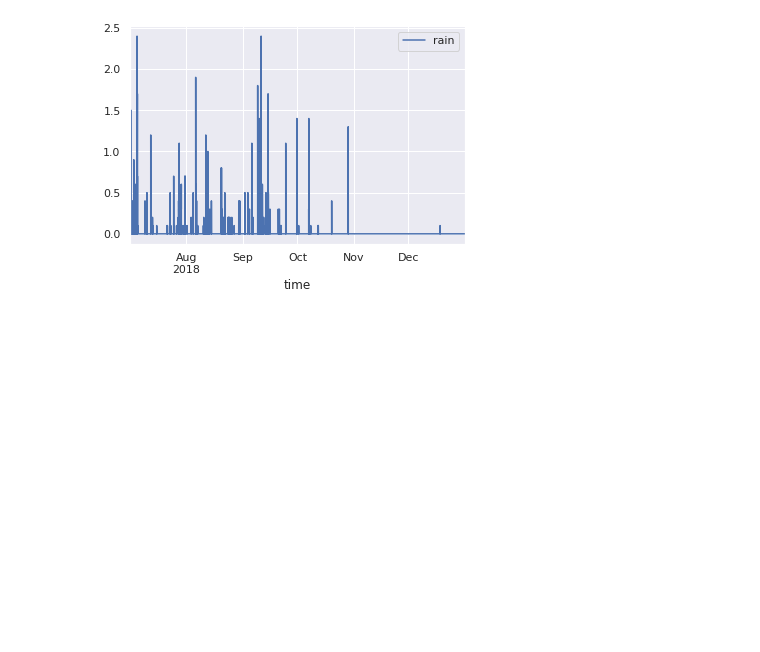
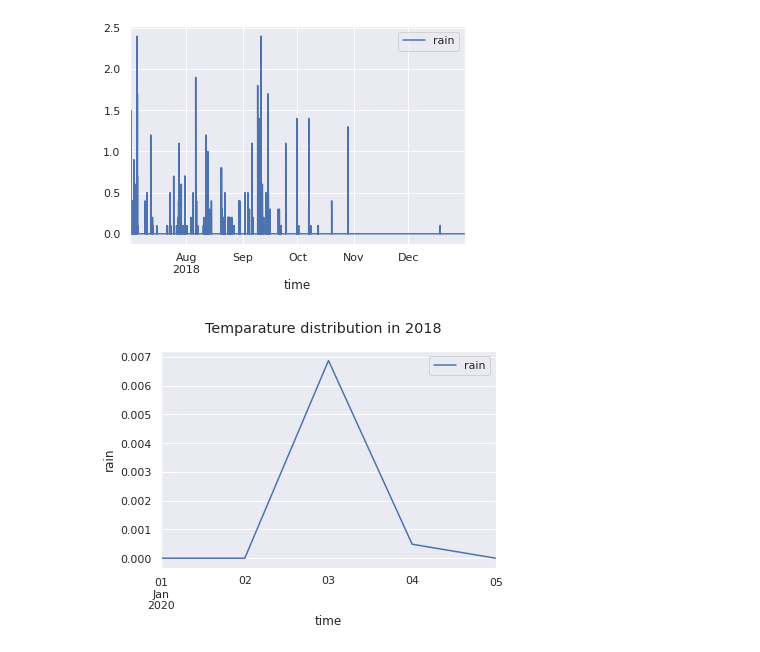
Before and after one commit to mietekdom/Nepal---Solar-Radiation-Measurments, a Jupyter notebook: Nepal_solar_radiation.ipynb, the cells around one changed output. Saved outputs shown, nothing was run; the diff lists cells and outputs as text; code cells hidden in the pictures; blank space fills up the shorter version.

```diff
--- a/Nepal_solar_radiation.ipynb
+++ b/Nepal_solar_radiation.ipynb
@@ -66,9 +66,10 @@ rain_2018
 | 2018-12-31 23:59:00 | 0.0 |
 264959 rows × 1 columns
 # %%
-rain_2018.resample('D').mean().head()
-rain_2019.resample('D').mean().head()
-rain_2020.resample('D').mean().head()
+rain_2018_day = rain_2018.resample('D').mean().head()
+rain_2019_day = rain_2019.resample('D').mean().head()
+rain_2020_day = rain_2020.resample('D').mean().head()
+rain_2020_day.head()
 # %% [output]
 |  | rain |
 | time |  |
@@ -81,3 +82,10 @@ rain_2020.resample('D').mean().head()
 _ = rain_2018.plot()
 # %% [output]
 [figure]
+# %%
+_ = rain_2020_day.plot()
+_ = plt.suptitle('Temparature distribution in 2018')
+_ = plt.xlabel('time')
+_ = plt.ylabel('rain')
+# %% [output]
+[figure, added]
```
